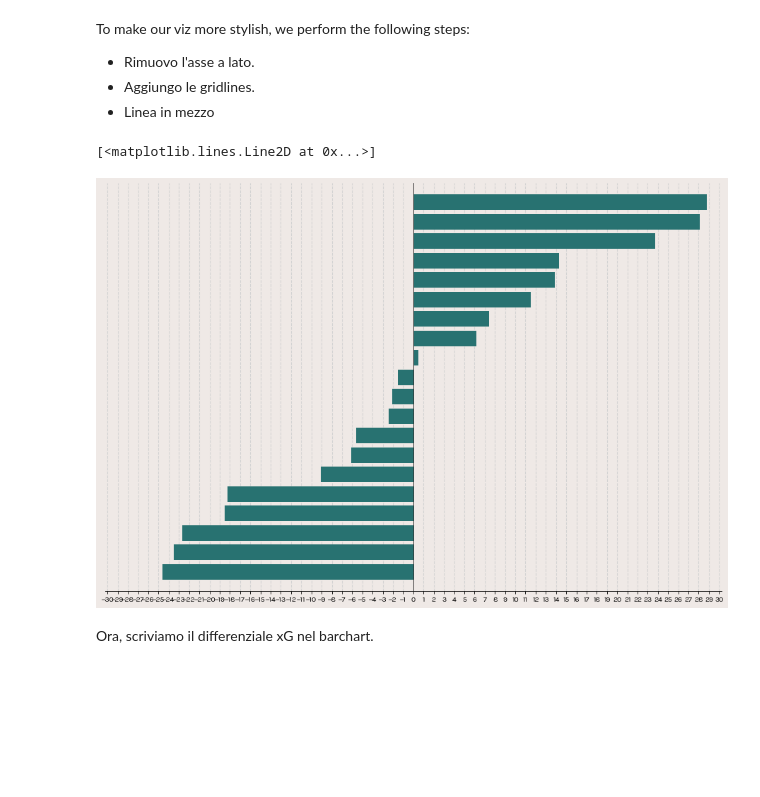
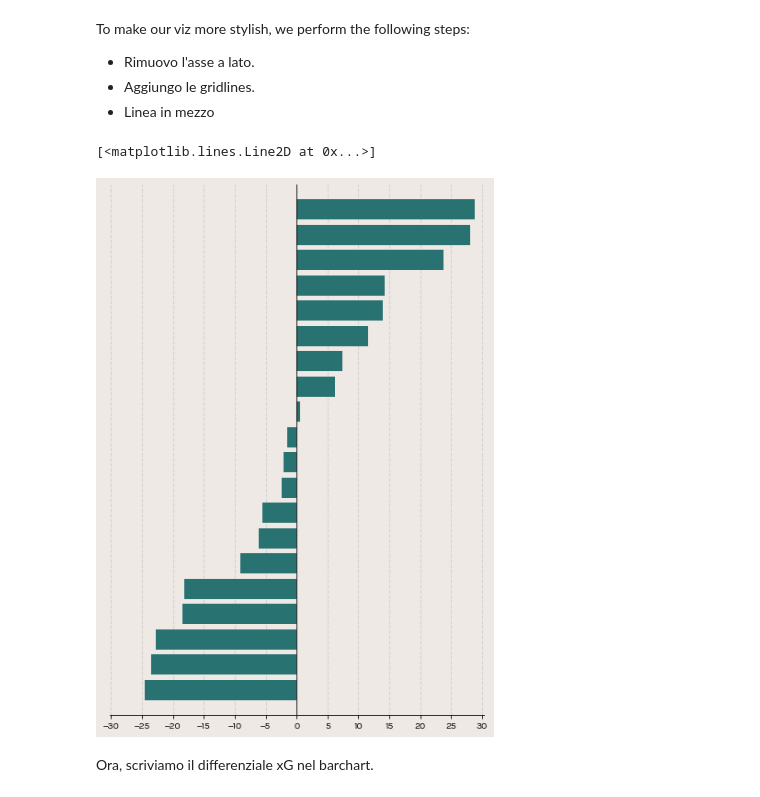
Before and after one commit to Weinsz/SciViz-SerieA-2022-23, a Jupyter notebook: Grafici/Differenziale xG e xGA.ipynb, the cells around one changed output. Cells and saved outputs as stored; diff of their text form; code cells hidden in the pictures; blank space fills up the shorter version.

```diff
--- a/Grafici/Differenziale xG e xGA.ipynb
+++ b/Grafici/Differenziale xG e xGA.ipynb
@@ -15,7 +15,7 @@ import urllib
 import os
 import math
 # %%
-font_path = "../assets/fonts"
+font_path = "assets/fonts/"
 for x in os.listdir(font_path):
     for y in os.listdir(f"{font_path}/{x}"):
         if y.split(".")[-1] == "ttf":
@@ -25,7 +25,7 @@ for x in os.listdir(font_path):
             except Exception:
                 continue
 
-plt.style.use("../assets/stylesheets/soc_base.mplstyle")
+plt.style.use("assets/stylesheets/soc_base.mplstyle")
 # %% [markdown]
 ## Leggere il dataframe
 # %%
@@ -74,38 +74,38 @@ To make our viz more stylish, we perform the following steps:
 * Aggiungo le gridlines.
 * Linea in mezzo
 # %%
-fig = plt.figure(figsize=(15,10), dpi=75)
+fig = plt.figure(figsize=(7,10), dpi=75)
+
+ax.barh(df.index, df['xG-xGA'])
 ax = plt.subplot()
 # -- Axes settings --------------------------------
 ax.spines['left'].set_visible(False)
 ax.grid(ls='--', lw=1, color='lightgrey', axis='x')
 ax.yaxis.set_ticks([])
-# -- Hatches --------------------------------------
-plt.rcParams['hatch.linewidth'] = 0.75
 # -- Axes limits and tick positions ---------------
 # Ensure symmetrical limits on the x-axis
 max_ = max(abs(df['xG-xGA'].min()), df['xG-xGA'].max())
 # Add 5% margin of that limit to the x-axis
 max_ = max_*(1.05)
 ax.set_xlim(-max_, max_)
 ax.set_ylim(-1, df.shape[0])
-ax.xaxis.set_major_locator(ticker.MultipleLocator(1))
+ax.xaxis.set_major_locator(ticker.MultipleLocator(5))
 # -- Bar Chart -------------------------------------
 ax.barh(
     df.index, df['xG-xGA'],
     #hatch='//////', ec='#efe9e6',
     zorder=3
 )
 ax.plot(
     [0,0],
     [ax.get_ylim()[0], ax.get_ylim()[1]],
     color='black',
     lw=.75,
     zorder=3
 )
 # %% [output]
 [<matplotlib.lines.Line2D at 0x...>]
-[figure, old version]
+[figure, new version]
 # %% [markdown]
 Ora, scriviamo il differenziale xG nel barchart.
 # %%
```
Also changed, not shown: parts of 4 cells of this notebook, 32 other files.
